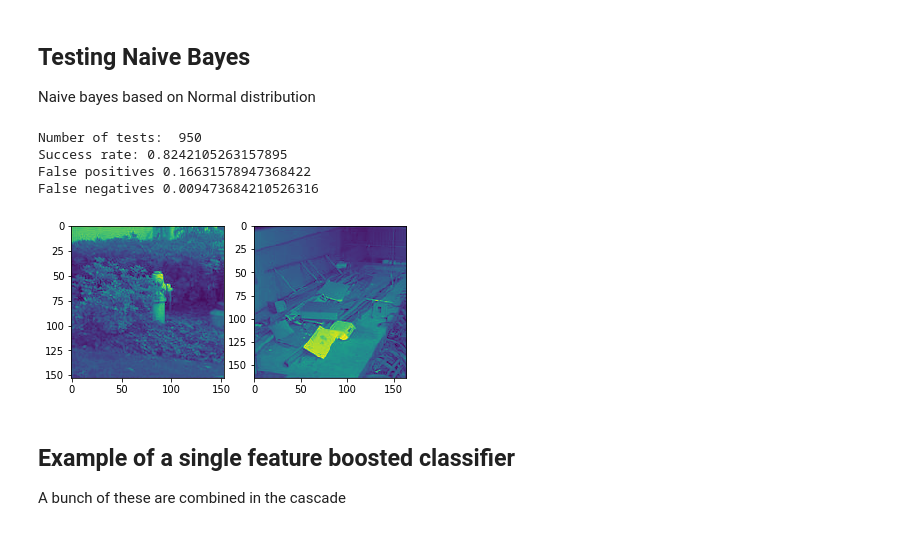
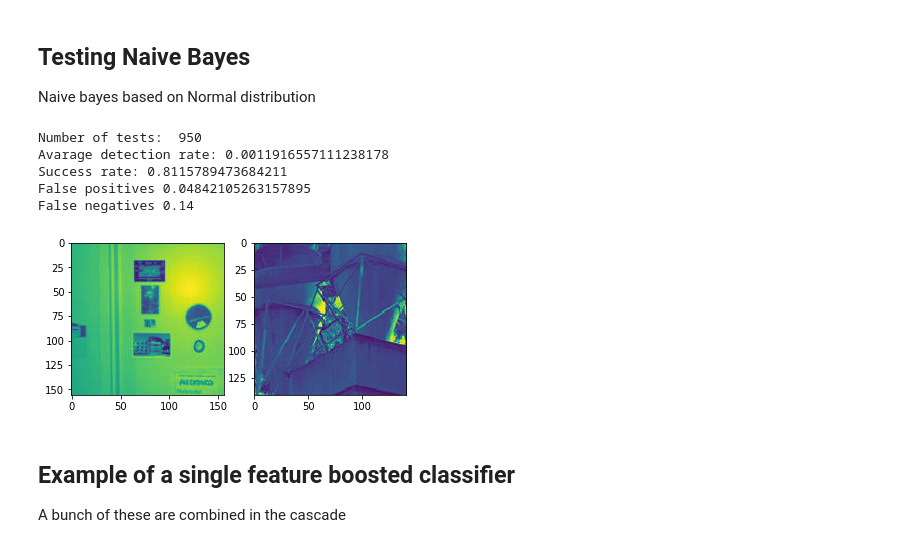
Before and after one commit to JonasRSV/HAR-Plus-Bayesian-Face-Recognition, a Jupyter notebook: Demo.ipynb, the cells around one changed output. Drawn from its saved outputs; the diff is of its cells as text; code cells hidden in the pictures.

```diff
--- a/Demo.ipynb
+++ b/Demo.ipynb
@@ -141,0 +83,3 @@ Generate all features: 0.0013699531555175781
+# %%
+from read_data import get_trainable_data
+training, test, IItraining, IItest, all_features, outTrain, outTest = get_trainable_data(training_images, test_images)
@@ -151,16 +97,3 @@ ax3.imshow(IItraining[400].ii)
 plt.show()
 # %% [output]
 [figure]
-# %%
-from cascade import cascade
-from tests import simple
-
-c = cascade(0.35, 0.7)
-print("Hi")
-c.train(IItraining, training_labels, 0.05)
-
-p = plt.subplots(1, 2)
-
-simple(c, IItest, test_labels, test_images, p)
-
-plt.show()
@@ -180,29 +103,34 @@ False negatives 0.0431578947368421
 Naive bayes based on Normal distribution
 # %%
 from naive_bayes import naive_bayes
-from numpy import array, save
-from sys import stdout
+from wrapper_for_bayes import wrapper
 from tests import simple
 
 # Bayes is weak when there's to many features.
 training_for_bayes = training[500:510].T
 test_for_bayes = test[500:510].T
 
 
 classifier = naive_bayes()
 classifier.train(training_for_bayes, training_labels)
 
+# Wrap it so it remembers it features so it can be used in detector later
+
+bayes_features = all_features[500:510]
+bayes = wrapper(classifier, bayes_features)
+
 p = plt.subplots(1, 2)
 
-simple(classifier, test_for_bayes, test_labels, test_images, p)
+simple(bayes, IItest, test_labels, test_images, p)
 
 plt.show()
 # %% [output]
 Number of tests:  950
-Success rate: 0.8242105263157895
-False positives 0.16631578947368422
-False negatives 0.009473684210526316
+Avarage detection rate: 0.0011916557111238178
+Success rate: 0.8115789473684211
+False positives 0.04842105263157895
+False negatives 0.14
-[figure, old version]
+[figure, new version]
 # %% [markdown]
 ## Example of a single feature boosted classifier
 
```
Also changed, not shown: parts of 10 cells of this notebook, 7 other files.
